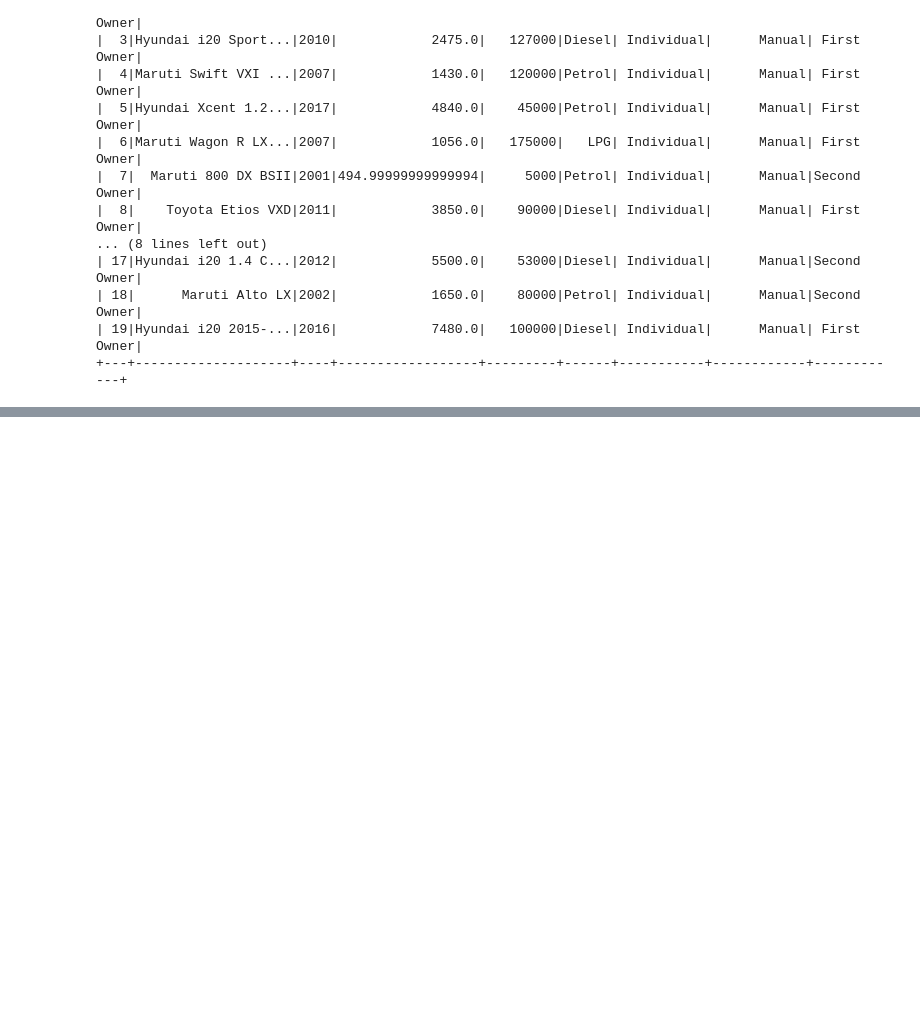
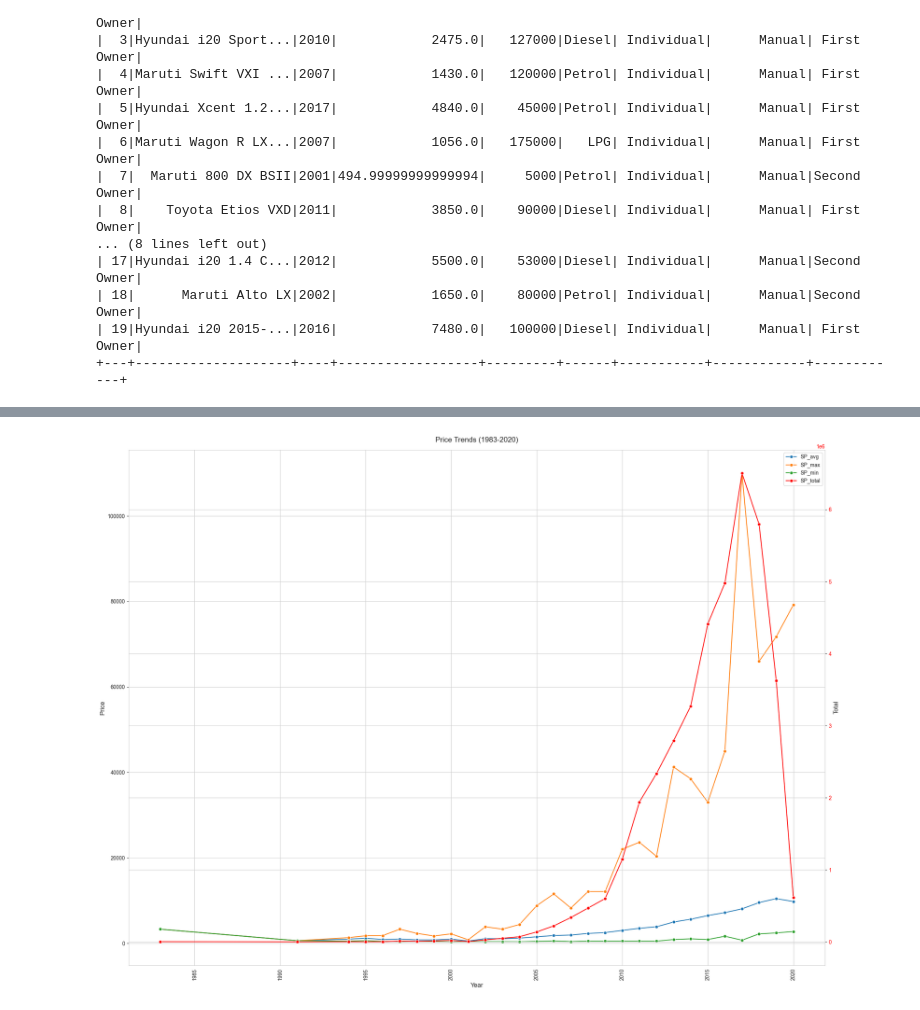
Before and after one commit to File500/Data_science_and_analysis, a Jupyter notebook: analysis/visual_analysis/car_price_and_sales_EDA.ipynb, the cells around one changed output, grey strips where cells are left out. Cells and saved outputs as stored; diff of their text form; code cells hidden in the pictures; blank space fills up the shorter version.

```diff
--- a/analysis/visual_analysis/car_price_and_sales_EDA.ipynb
+++ b/analysis/visual_analysis/car_price_and_sales_EDA.ipynb
@@ -79,0 +51,10 @@ filtered
+# %%
+filtered = sql_to_df('''select year,
+                        avg(selling_price) as SP_avg,
+                        max(selling_price) as SP_max,
+                        min(selling_price) as SP_min,
+                        sum(selling_price) as SP_total
+                        from price
+                        group by year
+                        order by year asc''')
+filtered
@@ -79,0 +79,49 @@ filtered
+# %%
+fig, ax1 = plt.subplots(figsize=(20, 15))
+
+ax2 = ax1.twinx()
+
+sb.set_style("whitegrid")
+
+df_prices = filtered.melt(id_vars=['year'],
+                    value_vars=['SP_avg', 'SP_max', 'SP_min'],
+                    var_name='Metric',
+                    value_name='Price')
+
+sb.lineplot(data=df_prices,
+             x='year',
+             y='Price',
+             hue='Metric',
+             marker='o',
+             markersize=6,
+             ax=ax1)
+
+sb.lineplot(data=filtered,
+             x='year',
+             y='SP_total',
+             color='red',
+             marker='o',
+             markersize=6,
+             ax=ax2,
+             label='SP_total')
+
+ax1.set_xlabel('Year', fontsize=12)
+ax1.set_ylabel('Price', fontsize=12)
+ax1.tick_params(axis='x', rotation=90)
+
+ax2.set_ylabel('Total', fontsize=12)
+ax2.tick_params(axis='y', labelcolor='red')
+
+plt.title('Price Trends (1983-2020)', pad=15, fontsize=14)
+
+lines1, labels1 = ax1.get_legend_handles_labels()
+lines2, labels2 = ax2.get_legend_handles_labels()
+ax2.legend(lines1 + lines2, labels1 + labels2, loc='best')
+
+ax1.get_legend().remove()
+
+plt.tight_layout()
+
+plt.show()
+# %% [output]
+[figure, added]
```
Also changed, not shown: parts of 10 cells of this notebook.
